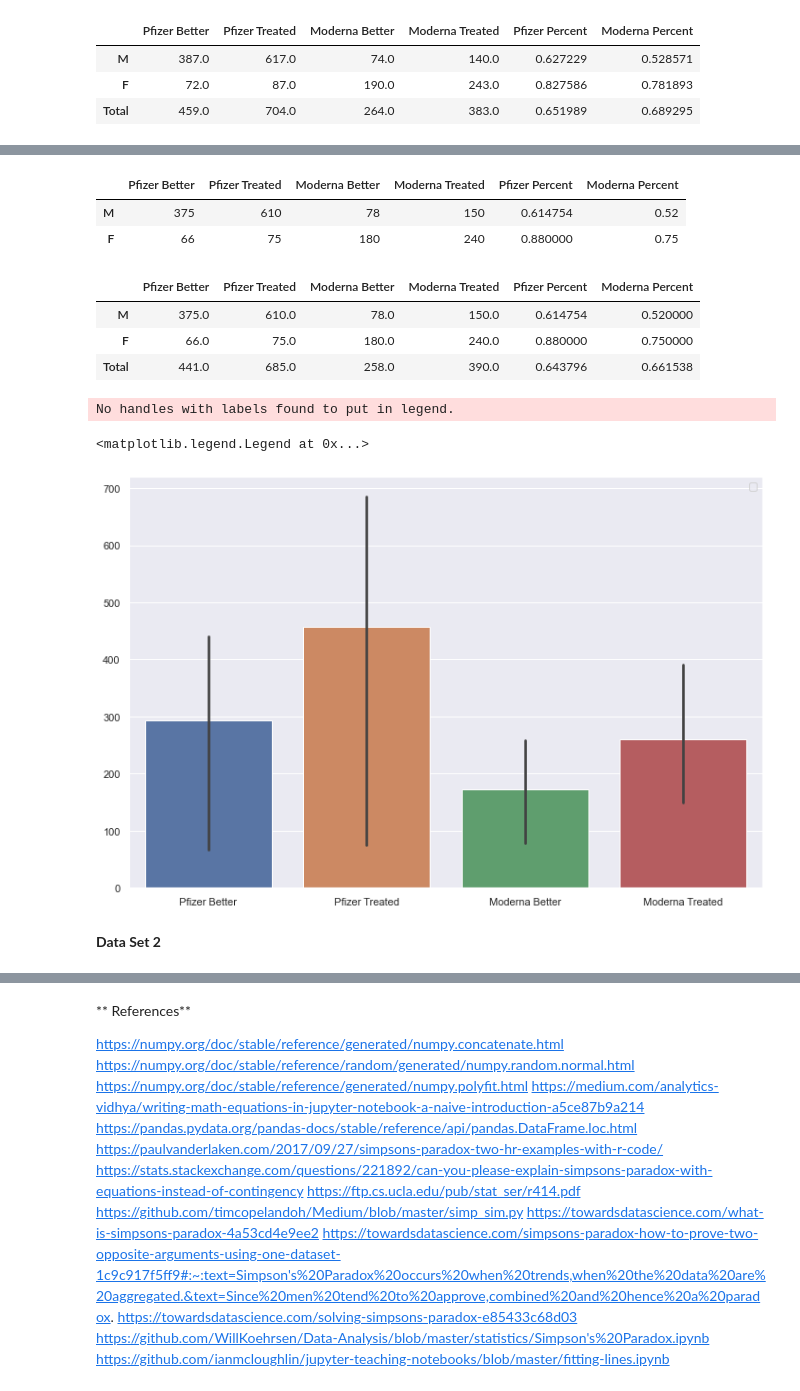
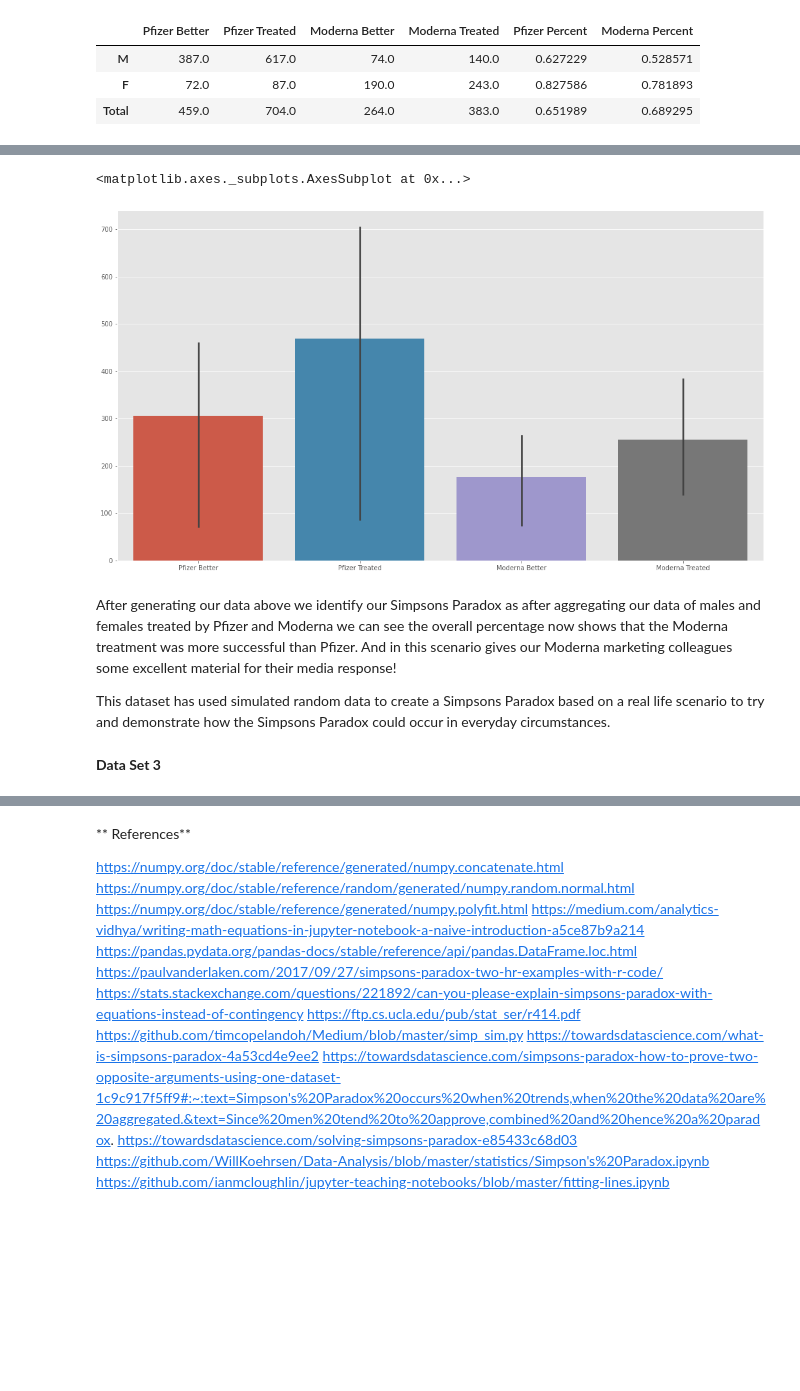
Before and after one commit to Keitho08/Fundamentals_2020, a Jupyter notebook: KeithBrazill_FundamentalsTasks_2020.ipynb, the cells around one changed output, grey strips where cells are left out. Saved outputs shown, nothing was run; the diff lists cells and outputs as text; code cells hidden in the pictures; blank space fills up the shorter version.

```diff
--- a/KeithBrazill_FundamentalsTasks_2020.ipynb
+++ b/KeithBrazill_FundamentalsTasks_2020.ipynb
@@ -542,41 +578,17 @@ sns.barplot(data=data[['Pfizer Better', 'Pfizer Treated', 'Moderna Better', 'Mod
-# %%
-import numpy as np #import numpy as np
-import pandas as pd #import pandas as pd
-import matplotlib.pyplot as plt #import matplotlib.pyplot as plt
-import seaborn as sns
-
-data = pd.DataFrame({'Pfizer Better': [375, 66], 'Pfizer Treated': [610, 75], 'Moderna Better': [78, 180], 'Moderna Treated': [150, 240]}, index = ["M", "F"])
-# we are setting the data using Pandas DataFrame function to create a dictionary of the balues for X+Y's above.
-
-data['Pfizer Percent'] = data['Pfizer Better'] / data['Pfizer Treated']
-# We are setting X% to be XBetter number divided by X Treated Number
-data['Moderna Percent'] = data['Moderna Better'] / data['Moderna Treated']
-# We are setting Y% to be YBetter number divided by Y Treated Number
-data #print out data below.
-# %% [output]
-|  | Pfizer Better | Pfizer Treated | Moderna Better | Moderna Treated | Pfizer Percent | Moderna Percent |
-| M | 375 | 610 | 78 | 150 | 0.614754 | 0.52 |
-| F | 66 | 75 | 180 | 240 | 0.880000 | 0.75 |
-# %%
-data.loc['Total']= data.sum()
-data.loc['Total', 'Pfizer Percent'] = data.loc['Total', 'Pfizer Better'] / data.loc['Total', 'Pfizer Treated']
-data.loc['Total', 'Moderna Percent'] = data.loc['Total', 'Moderna Better'] / data.loc['Total', 'Moderna Treated']
-data
-# %% [output]
-|  | Pfizer Better | Pfizer Treated | Moderna Better | Moderna Treated | Pfizer Percent | Moderna Percent |
-| M | 375.0 | 610.0 | 78.0 | 150.0 | 0.614754 | 0.520000 |
-| F | 66.0 | 75.0 | 180.0 | 240.0 | 0.880000 | 0.750000 |
-| Total | 441.0 | 685.0 | 258.0 | 390.0 | 0.643796 | 0.661538 |
-# %%
-import numpy as np #import numpy as np
-import pandas as pd #import pandas as pd
-import matplotlib.pyplot as plt #import matplotlib.pyplot as plt
-import seaborn as sns
-
-sns.barplot(data=data[['Pfizer Better', 'Pfizer Treated', 'Moderna Better', 'Moderna Treated']])
-# %% [output]
-No handles with labels found to put in legend.
-<matplotlib.legend.Legend at 0x...>
-[figure, removed]
+# %%
+import matplotlib.pyplot as plt #import matplotlib.pyplot as plt
+import seaborn as sns # import seaborn as sns
+plt.style.use("ggplot") # A nicer style to use for plots
+plt.rcParams["figure.figsize"] = (18,10) #sets the plots size, bigger than default notebook and better presented.
+sns.barplot(data=data[['Pfizer Better', 'Pfizer Treated', 'Moderna Better', 'Moderna Treated']])
+# We only want specific columns in the data set in the barplot so we list the columns required only.
+# Lets also look at above table in a plot for the total values under four columns above.
+# %% [output]
+<matplotlib.axes._subplots.AxesSubplot at 0x...>
+[figure, added]
+# %% [markdown]
+After generating our data above we identify our Simpsons Paradox as after aggregating our data of males and females treated by Pfizer and Moderna we can see the overall percentage now shows that the Moderna treatment was more successful than Pfizer. And in this scenario gives our Moderna marketing colleagues some excellent material for their media response!
+
+This dataset has used simulated random data to create a Simpsons Paradox based on a real life scenario to try and demonstrate how the Simpsons Paradox could occur in everyday circumstances.
 # %% [markdown]
-**Data Set 2**
+**Data Set 3**
```
Also changed, not shown: parts of 22 cells of this notebook.
